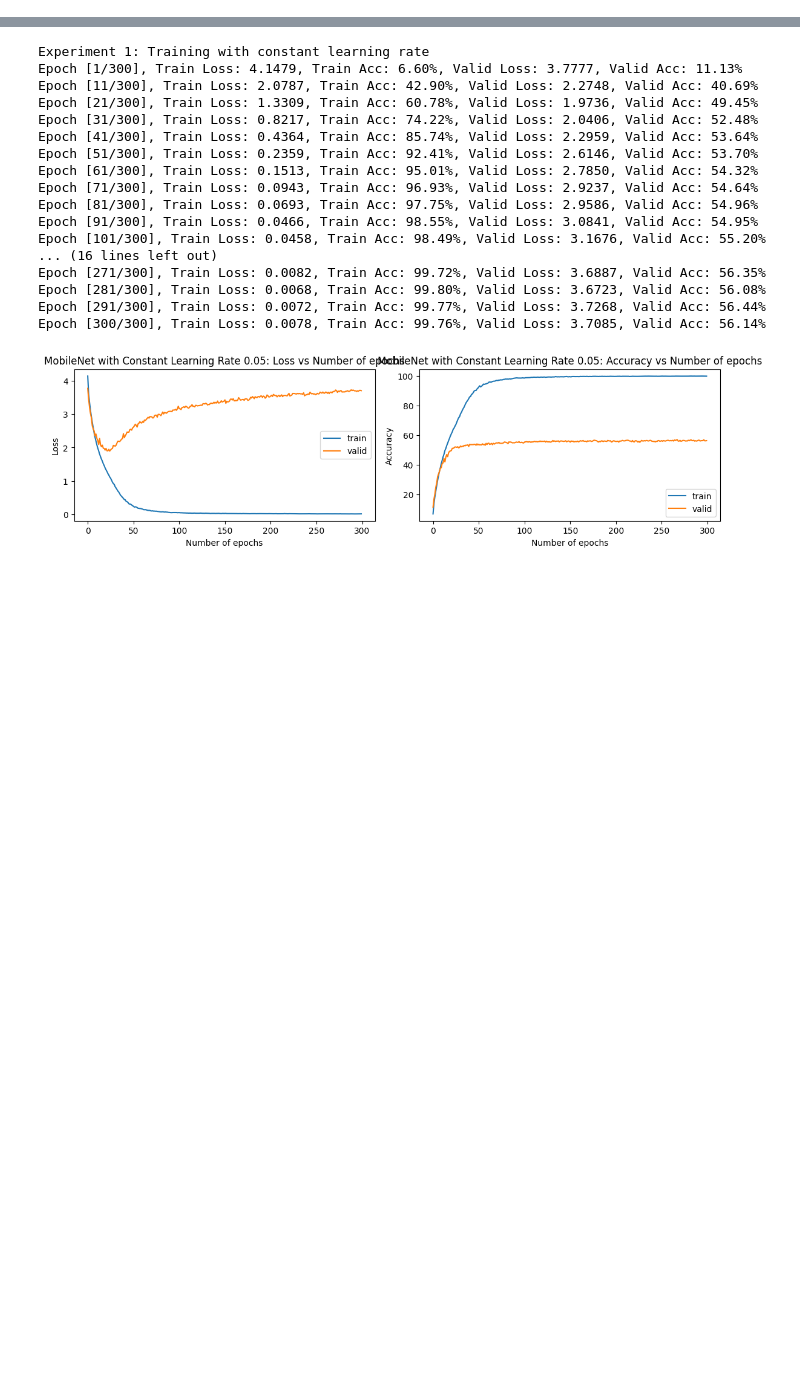
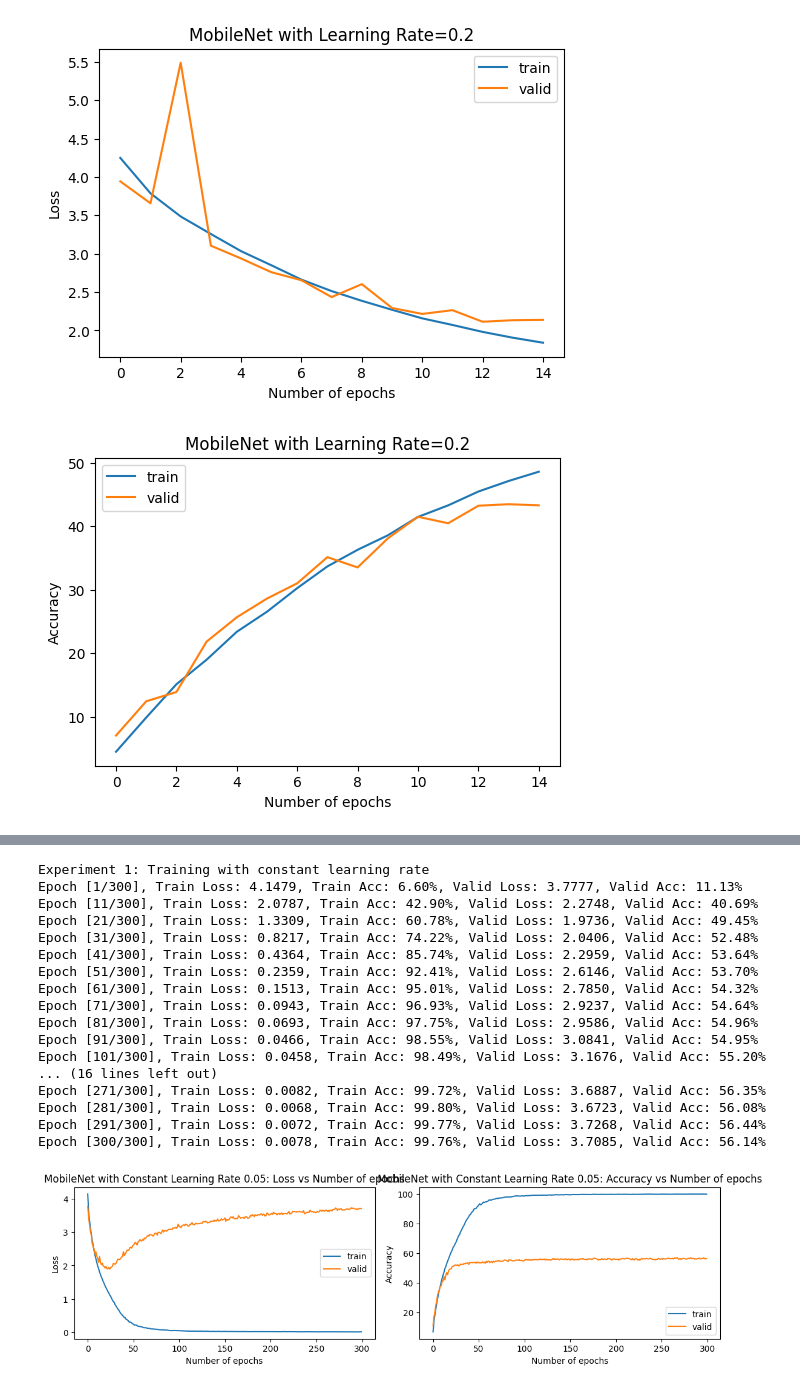
Before and after one commit to giangson19/ai6103_assignment, a Jupyter notebook: ai6103_mobilenet_homework.ipynb, the cells around one changed output, grey strips where cells are left out. Drawn from its saved outputs; the diff is of its cells as text; code cells hidden in the pictures; blank space fills up the shorter version.

Commit message:
Auto-commit after learning rate experiment

```diff
--- a/ai6103_mobilenet_homework.ipynb
+++ b/ai6103_mobilenet_homework.ipynb
@@ -119,18 +127,18 @@ for learning_rate in learning_rates:
     plt.plot(range(len(valid_losses)), valid_losses)
     plt.xlabel("Number of epochs")
     plt.ylabel("Loss")
-    plt.title(f"MobileNet with Learning Rate={learning_rate}: Loss vs Number of epochs")
+    plt.title(f"MobileNet with Learning Rate={learning_rate}")
     plt.legend(['train', 'valid'])
     plt.savefig(f'images/{learning_rate}_loss.png')
     plt.show()
 
+
     plt.figure(figsize=(6, 4))
-
     plt.plot(range(len(train_accuracies)), train_accuracies)
     plt.plot(range(len(valid_accuracies)), valid_accuracies)
     plt.xlabel("Number of epochs")
     plt.ylabel("Accuracy")
-    plt.title(f"MobileNet with Learning Rate={learning_rate}: Accuracy vs Number of epochs")
+    plt.title(f"MobileNet with Learning Rate={learning_rate}")
     plt.legend(['train', 'valid'])
     plt.savefig(f'images/{learning_rate}_accuracy.png')
     plt.show()
@@ -148,0 +159,2 @@ Epoch [1/15], Train Loss: 4.2758, Train Acc: 5.10%, Valid Loss: 4.0868, Valid Ac
+[figure, added]
+[figure, added]
```
Also changed, not shown: parts of 4 cells of this notebook, 9 other files.
